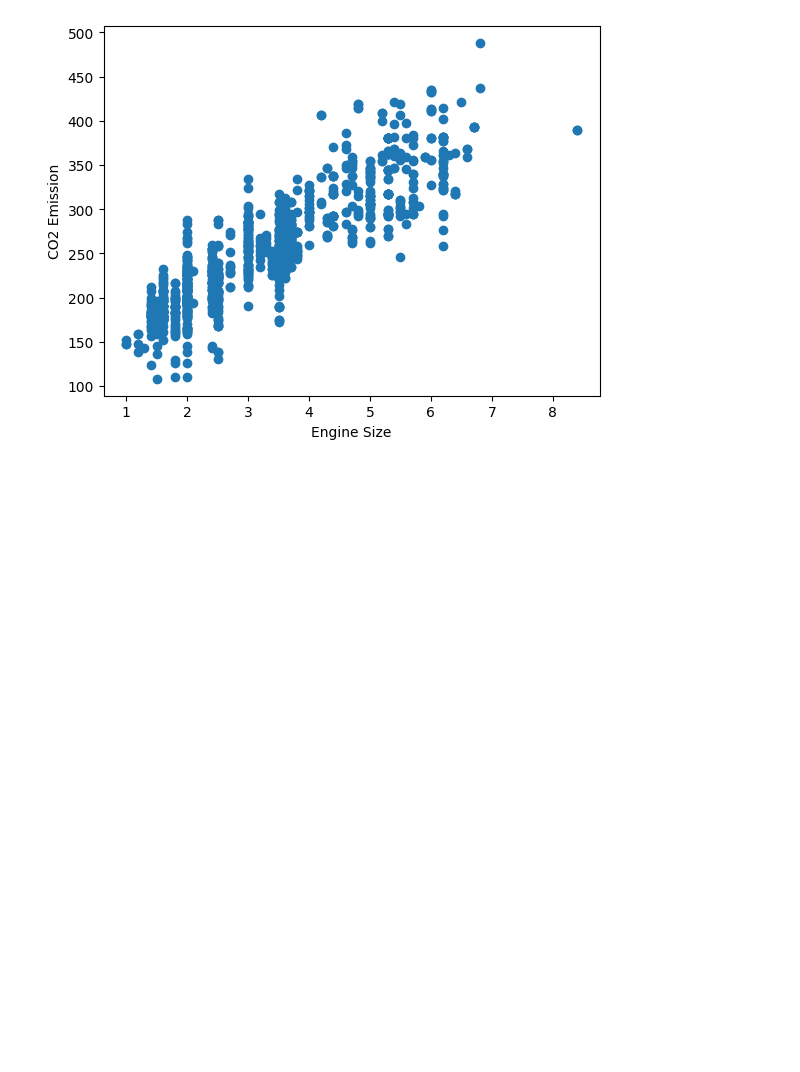
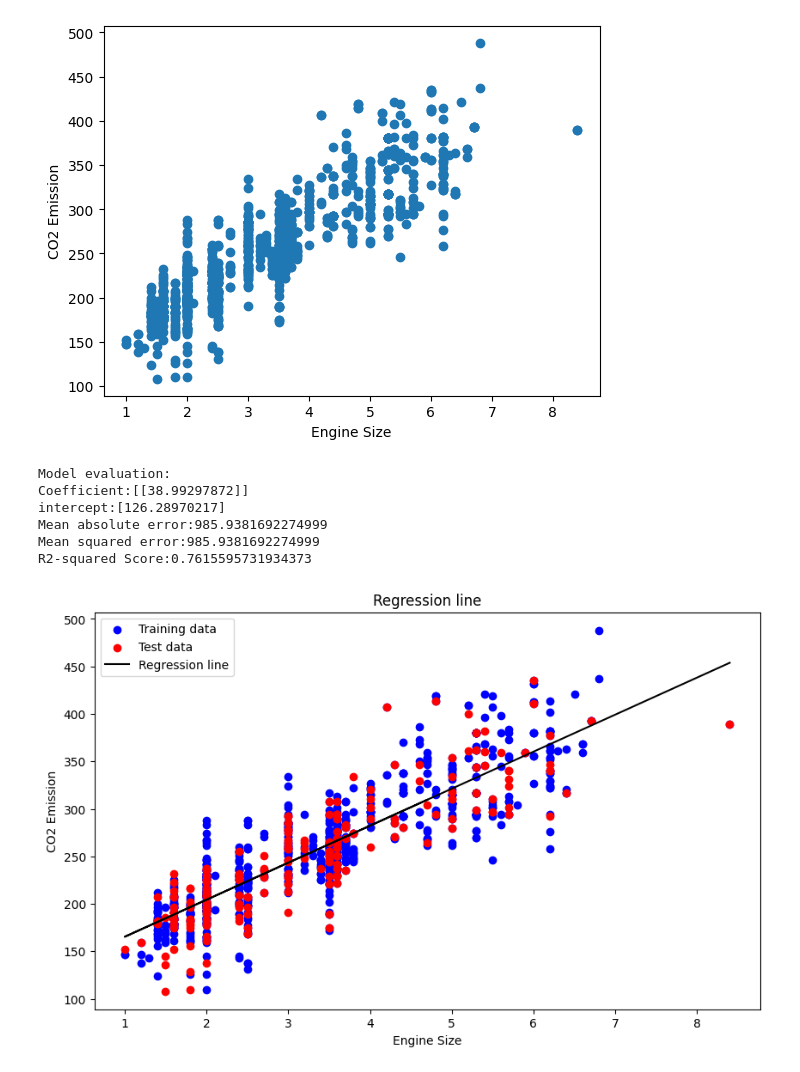
Before and after one commit to minhaz1172/Machine-Learning, a Jupyter notebook: Simple_Linear_regression.ipynb, the cells around one changed output. Cells and saved outputs as stored; diff of their text form; code cells hidden in the pictures; blank space fills up the shorter version.

Commit message:
Regression line plotted

```diff
--- a/Simple_Linear_regression.ipynb
+++ b/Simple_Linear_regression.ipynb
@@ -65,13 +65,13 @@ plt.show()
 [figure]
 # %%
 #step 4:split the data into training and test sets
-X_train,X_train,Y_train,Y_test=train_test_split(x,y,test_size=0.2,random_state=42)
+X_train,X_test,Y_train,Y_test=train_test_split(x,y,test_size=0.2,random_state=42)
 
 #step 5:train the linear regression model
 model=LinearRegression()
 model.fit(X_train,Y_train)#train the model training data
 #make prediction using the test set
-y_pred=model.predict(Y_test)
+y_pred=model.predict(X_test)
 
 #step 6:evaluate the model
 print("Model evaluation:")
@@ -80,3 +80,23 @@ print(f"intercept:{model.intercept_}") #intercept
 print(f"Mean absolute error:{mean_squared_error(Y_test,y_pred)}") #absolute error
 print(f"Mean squared error:{mean_squared_error(Y_test,y_pred)}") #squared error
 print(f"R2-squared Score:{r2_score(Y_test,y_pred)}") #goodness of fit
+# %% [output]
+Model evaluation:
+Coefficient:[[38.99297872]]
+intercept:[126.28970217]
+Mean absolute error:985.9381692274999
+Mean squared error:985.9381692274999
+R2-squared Score:0.7615595731934373
+# %%
+#step 7:plot the regression line
+plt.figure(figsize=(10,6))
+plt.scatter(X_train,Y_train,color='blue',label="Training data")
+plt.scatter(X_test,Y_test,color='red',label="Test data")
+plt.plot(X_test,y_pred,color='black',label="Regression line")
+plt.xlabel('Engine Size')
+plt.ylabel('CO2 Emission')
+plt.title('Regression line')
+plt.legend()
+plt.show()
+# %% [output]
+[figure, added]
```
